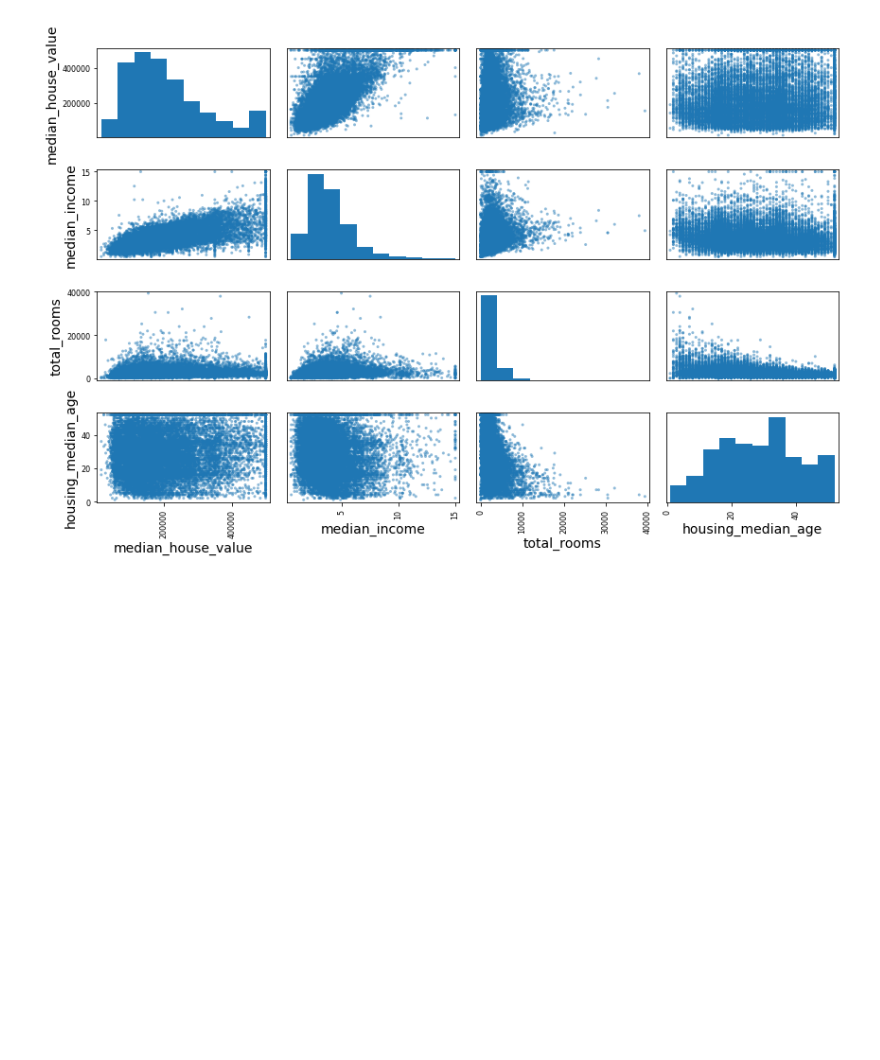
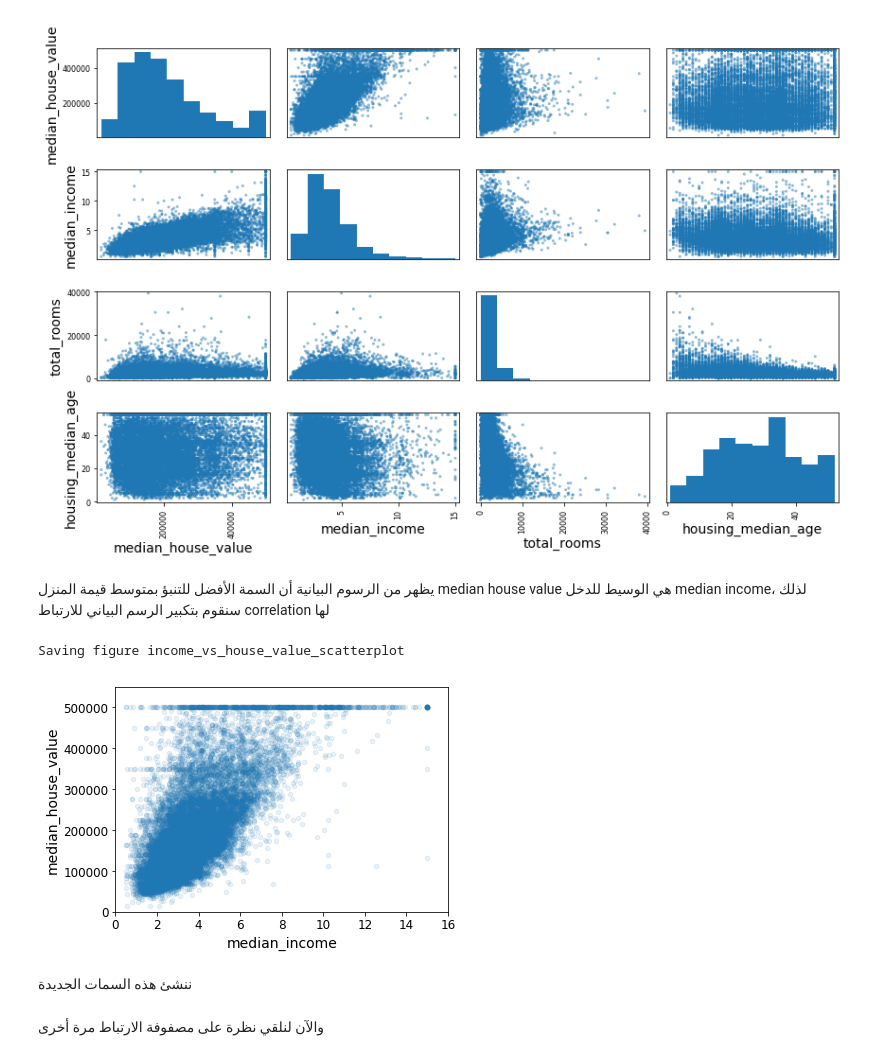
Before and after one commit to eyadwin/scikit-learn-examples, a Jupyter notebook: predict-house-prices-notebook.ipynb, the cells around one changed output. Saved outputs shown, nothing was run; the diff lists cells and outputs as text; code cells hidden in the pictures; blank space fills up the shorter version.

Commit message:
add correlation

```diff
--- a/predict-house-prices-notebook.ipynb
+++ b/predict-house-prices-notebook.ipynb
@@ -470,3 +472,16 @@ save_fig("scatter_matrix_plot")
 # %% [output]
 Saving figure scatter_matrix_plot
 [figure]
+# %% [markdown]
+يظهر من الرسوم البيانية أن السمة الأفضل للتنبؤ بمتوسط قيمة المنزل median house value هي الوسيط
+للدخل  median income، لذلك سنقوم بتكبير الرسم البياني للارتباط correlation  لها
+# %%
+housing.plot(kind="scatter", x="median_income", y="median_house_value",
+             alpha=0.1)
+plt.axis([0, 16, 0, 550000])
+save_fig("income_vs_house_value_scatterplot")
+# %% [output]
+Saving figure income_vs_house_value_scatterplot
+[figure, added]
+# %% [markdown]
+ننشئ هذه السمات الجديدة
@@ -472,0 +492,2 @@ Saving figure scatter_matrix_plot
+# %% [markdown]
+والآن لنلقي نظرة على مصفوفة الارتباط مرة أخرى
```
Also changed, not shown: parts of 10 cells of this notebook, 1 other file.
